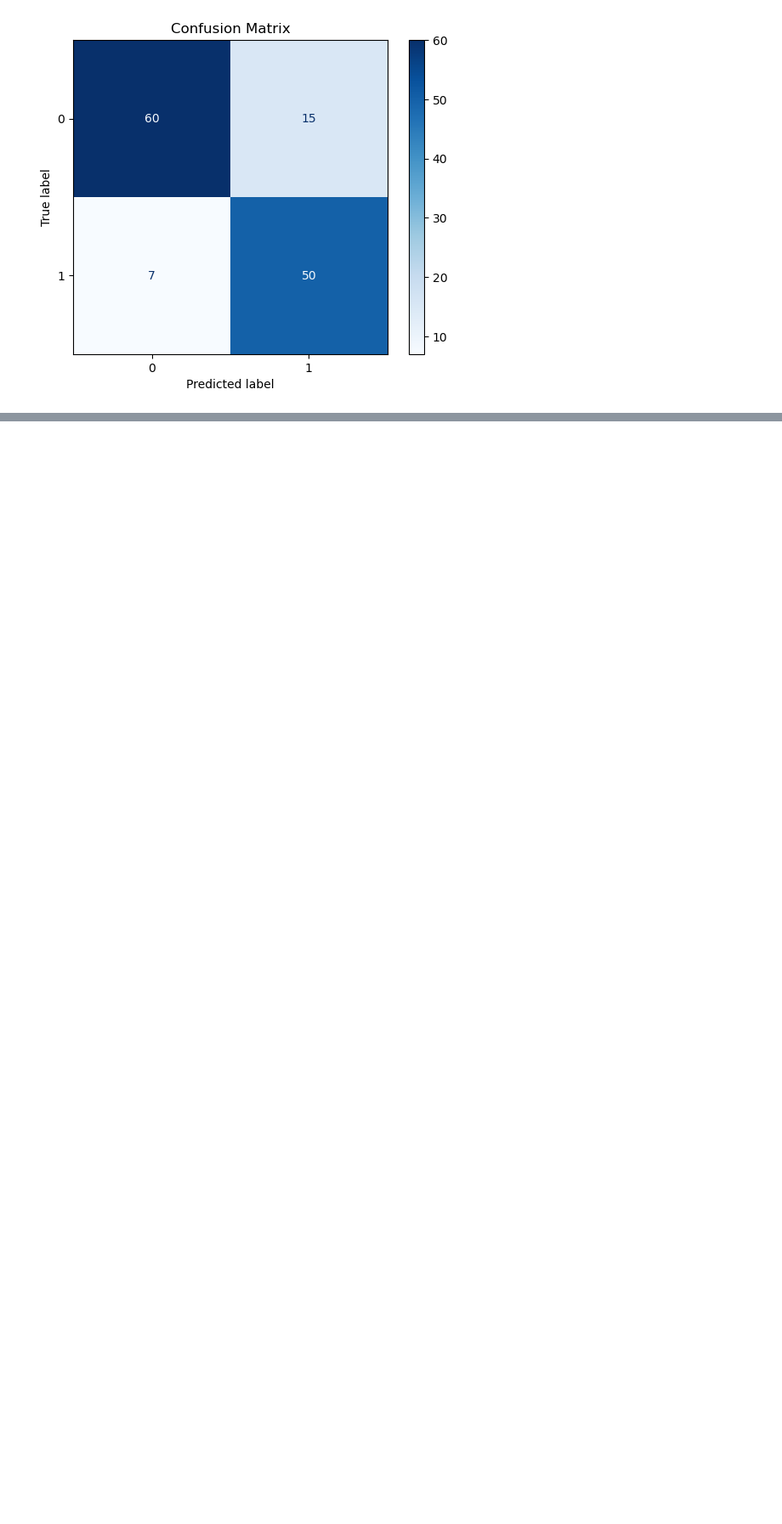
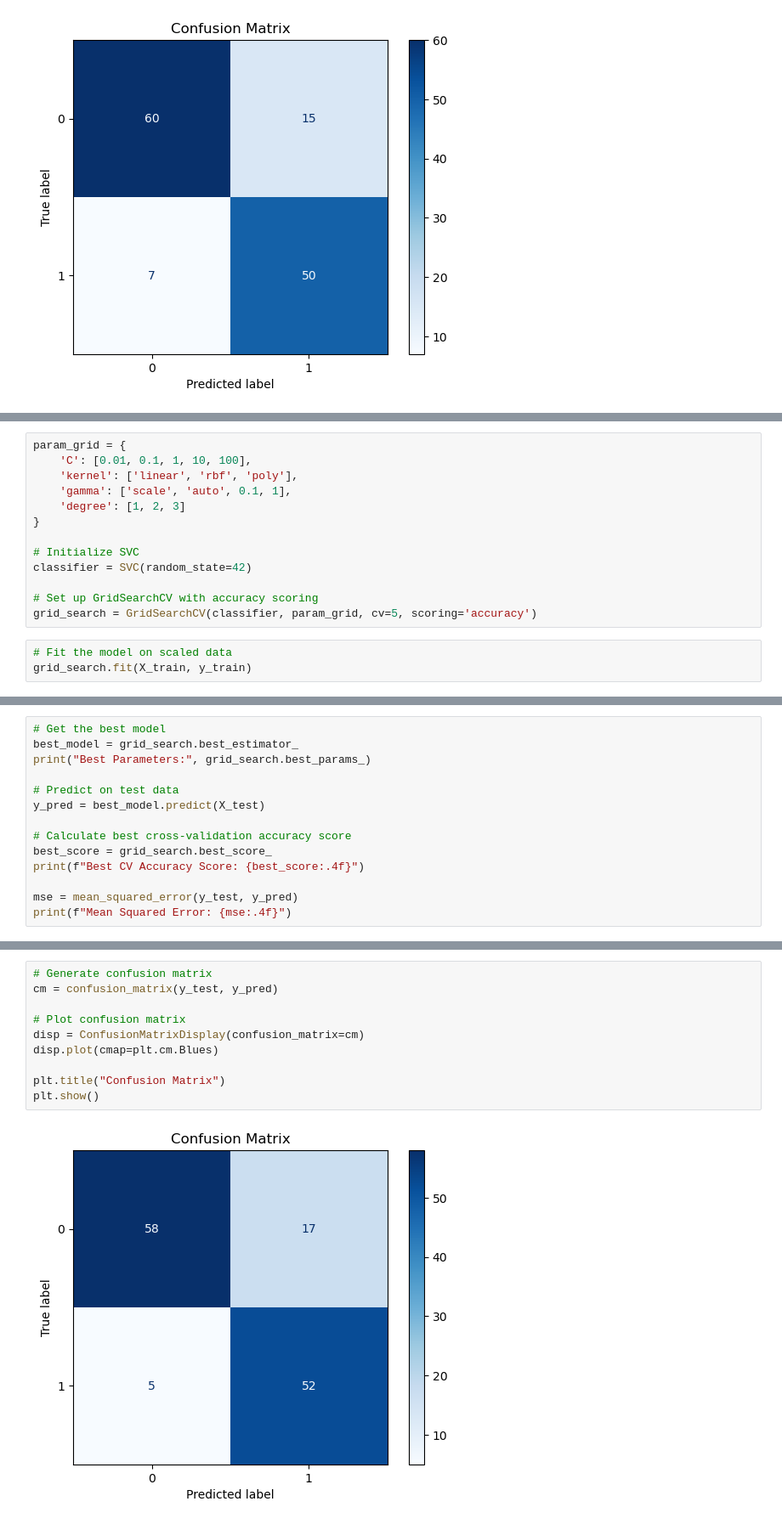
Before and after one commit to grgttdln/Predicting-Credit-Card-Approvals, a Jupyter notebook: notebook.ipynb, the cells around one changed output, grey strips where cells are left out. Shown at 85% size. Cells and saved outputs as stored; diff of their text form; blank space fills up the shorter version.

```diff
--- a/notebook.ipynb
+++ b/notebook.ipynb
@@ -177,0 +302,16 @@ print(f"✅ Best CV Accuracy Score: {best_score:.4f}")
+# %%
+param_grid = {
+    'C': [0.01, 0.1, 1, 10, 100],
+    'kernel': ['linear', 'rbf', 'poly'],
+    'gamma': ['scale', 'auto', 0.1, 1],
+    'degree': [1, 2, 3]
+}
+
+# Initialize SVC
+classifier = SVC(random_state=42)
+
+# Set up GridSearchCV with accuracy scoring
+grid_search = GridSearchCV(classifier, param_grid, cv=5, scoring='accuracy')
+# %%
+# Fit the model on scaled data
+grid_search.fit(X_train, y_train)
@@ -177,0 +324,14 @@ print(f"✅ Best CV Accuracy Score: {best_score:.4f}")
+# %%
+# Get the best model
+best_model = grid_search.best_estimator_
+print("Best Parameters:", grid_search.best_params_)
+
+# Predict on test data
+y_pred = best_model.predict(X_test)
+
+# Calculate best cross-validation accuracy score
+best_score = grid_search.best_score_
+print(f"Best CV Accuracy Score: {best_score:.4f}")
+
+mse = mean_squared_error(y_test, y_pred)
+print(f"Mean Squared Error: {mse:.4f}")
@@ -177,0 +342,12 @@ print(f"✅ Best CV Accuracy Score: {best_score:.4f}")
+# %%
+# Generate confusion matrix
+cm = confusion_matrix(y_test, y_pred)
+
+# Plot confusion matrix
+disp = ConfusionMatrixDisplay(confusion_matrix=cm)
+disp.plot(cmap=plt.cm.Blues)
+
+plt.title("Confusion Matrix")
+plt.show()
+# %% [output]
+[figure, added]
```
Also changed, not shown: parts of 17 cells of this notebook.
